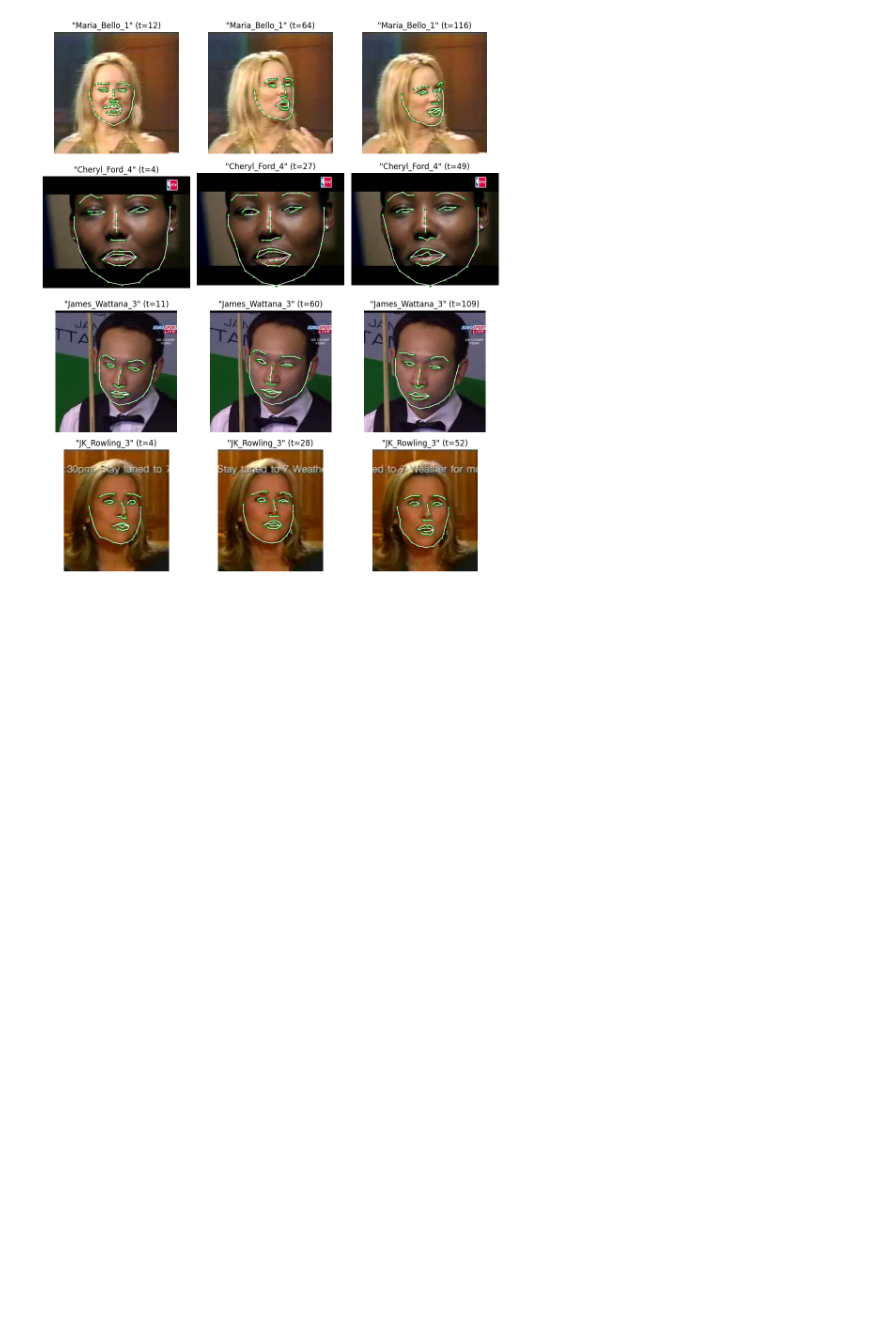
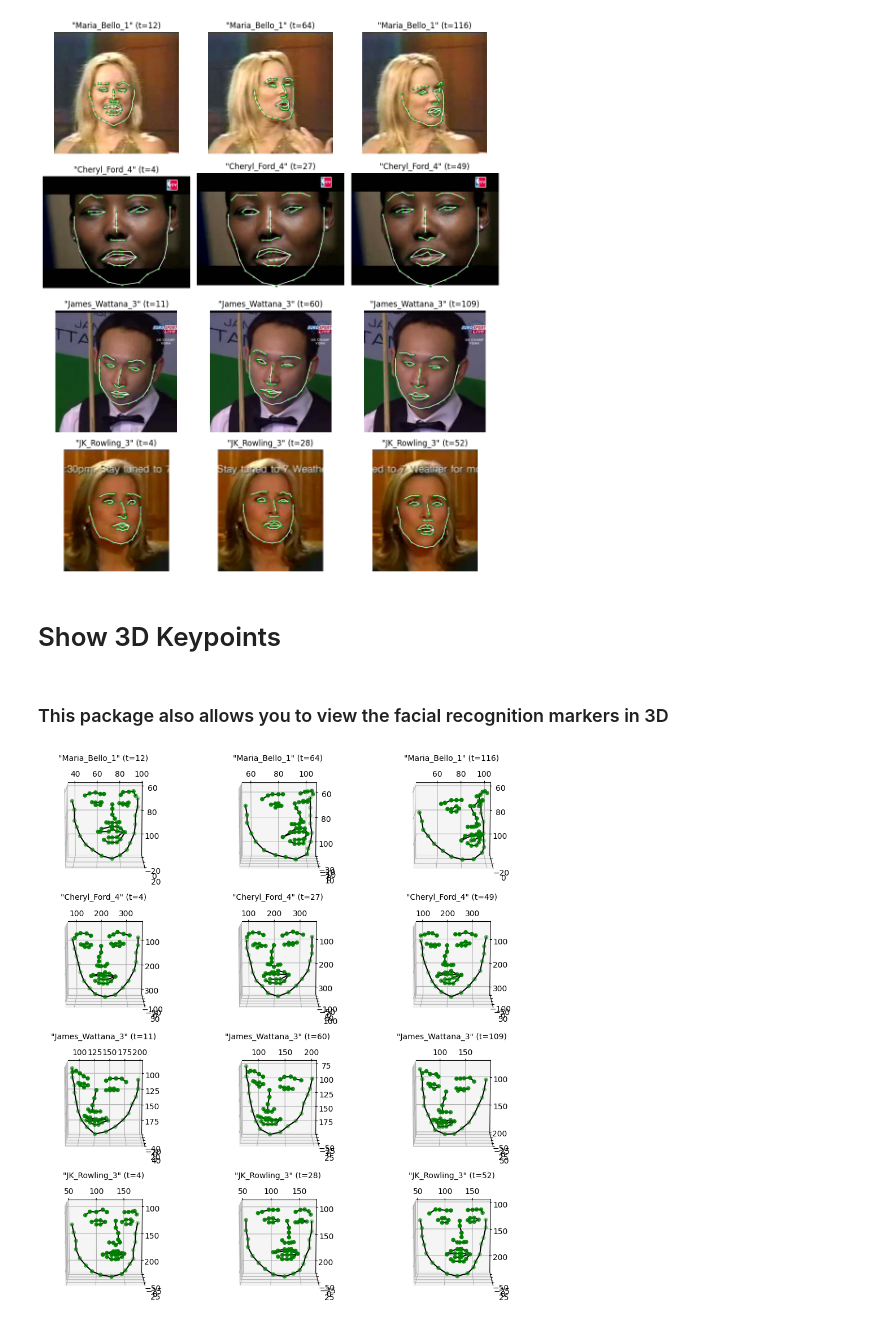
Before and after one commit to kkudzelich/Faces-Recognition-and-Landmarks-Detection, a Jupyter notebook: Facial_Landmarks_Recognition.ipynb, the cells around one changed output. Saved outputs shown, nothing was run; the diff lists cells and outputs as text; code cells hidden in the pictures; blank space fills up the shorter version.

```diff
--- a/Facial_Landmarks_Recognition.ipynb
+++ b/Facial_Landmarks_Recognition.ipynb
@@ -199,3 +205,36 @@ plt.tight_layout()
 plt.show()
 # %% [output]
 [figure]
+# %% [markdown]
+# Show 3D Keypoints
+# %% [markdown]
+### This package also allows you to view the facial recognition markers in 3D
+# %%
+fig = plt.figure(figsize=(10,10))
+
+for i, videoID in enumerate(randVideoIDs):
+    # load video
+    videoFile = np.load(fullPaths[videoID])
+    colorImages = videoFile['colorImages'] # arrays of the image colour values
+    landmarks3D = videoFile['landmarks3D']
+
+    # select frames and show their content with the landmark points
+    selectedFrames = (framesToShowFromVideo * colorImages.shape[3]-1).astype(int)
+
+    for j, frameInd in enumerate(selectedFrames):
+        subplotInd = i*numFramesPerVideo + j+1
+        ax = fig.add_subplot(numVideos, numFramesPerVideo, subplotInd, projection='3d')
+        ax.scatter(landmarks3D[:,0,frameInd], landmarks3D[:,1,frameInd], landmarks3D[:,2,frameInd], c='g')
+
+        for conPts in listOfAllConnectedPoints:
+            xPts = landmarks3D[conPts[0]:conPts[-1], 0, frameInd]
+            yPts = landmarks3D[conPts[0]:conPts[-1], 1, frameInd]
+            zPts = landmarks3D[conPts[0]:conPts[-1], 2, frameInd]
+            ax.plot3D(xPts, yPts, zPts, c='black')
+            ax.view_init(elev=100, azim=90)
+            ax.set_xlim(ax.get_xlim()[::-1])
+            ax.set_title(f'"{videoID}" (t={frameInd})', fontsize=10)
+
+plt.tight_layout()
+# %% [output]
+[figure, added]
```
Also changed, not shown: parts of 7 cells of this notebook.
